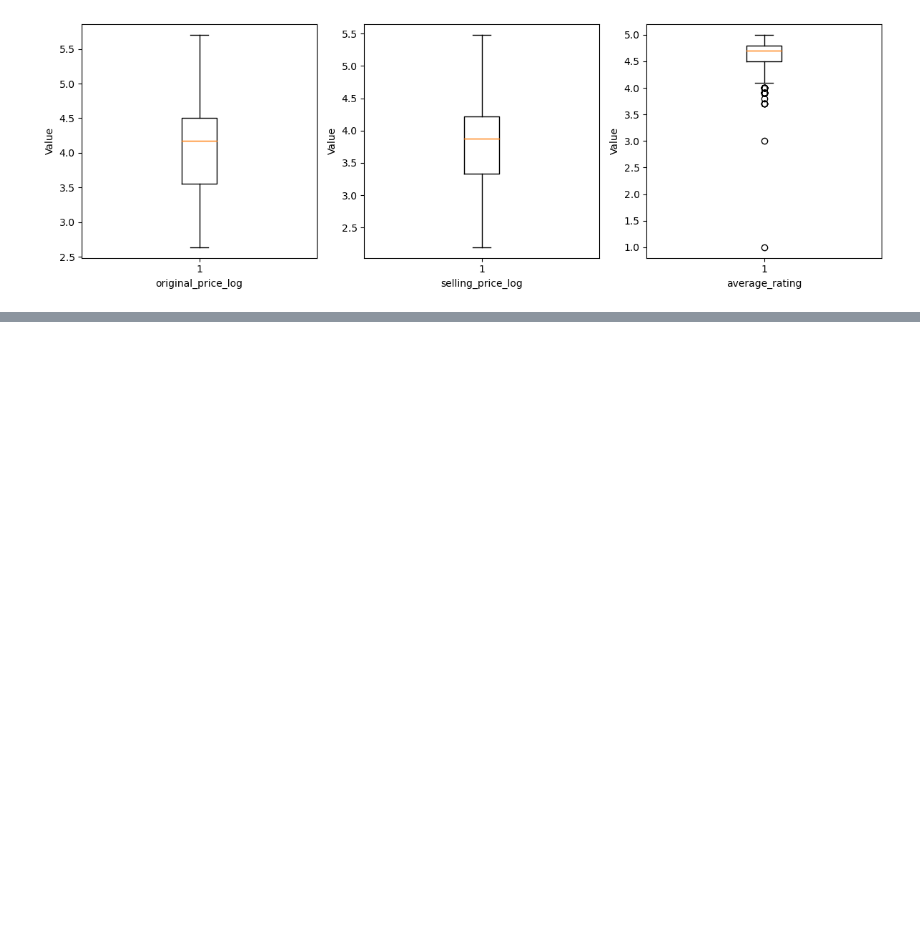
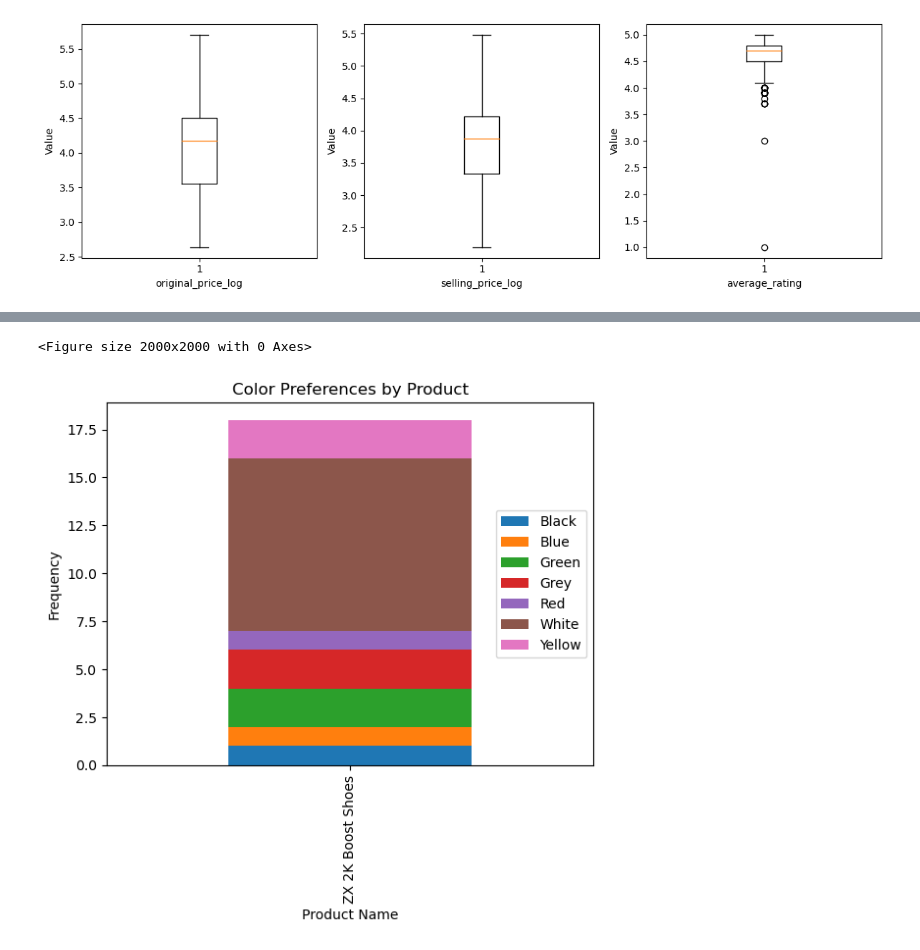
Before and after one commit to baldeamadu/Adidas_EDA, a Jupyter notebook: ADIDAS_EDA.ipynb, the cells around one changed output, grey strips where cells are left out. Drawn from its saved outputs; the diff is of its cells as text; code cells hidden in the pictures; blank space fills up the shorter version.

```diff
--- a/ADIDAS_EDA.ipynb
+++ b/ADIDAS_EDA.ipynb
@@ -334,0 +422,19 @@ sns.heatmap(data_set[vars_to_plot].corr(), annot=True, fmt='.2f')
+# %%
+plt.figure(figsize=(20,20))
+color_counts = data_set[data_set['name'] == 'ZX 2K Boost Shoes'].groupby(['name','color']).size()
+
+# Plotting the bar plot
+color_counts.unstack().plot(kind='bar', stacked=True)
+
+# Adding labels and title
+plt.xlabel('Product Name')
+plt.ylabel('Frequency')
+plt.title('Color Preferences by Product')
+plt.legend(loc='right')
+
+
+# Displaying the plot
+plt.show()
+# %% [output]
+<Figure size 2000x2000 with 0 Axes>
+[figure, added]
```
Also changed, not shown: parts of 15 cells of this notebook.
